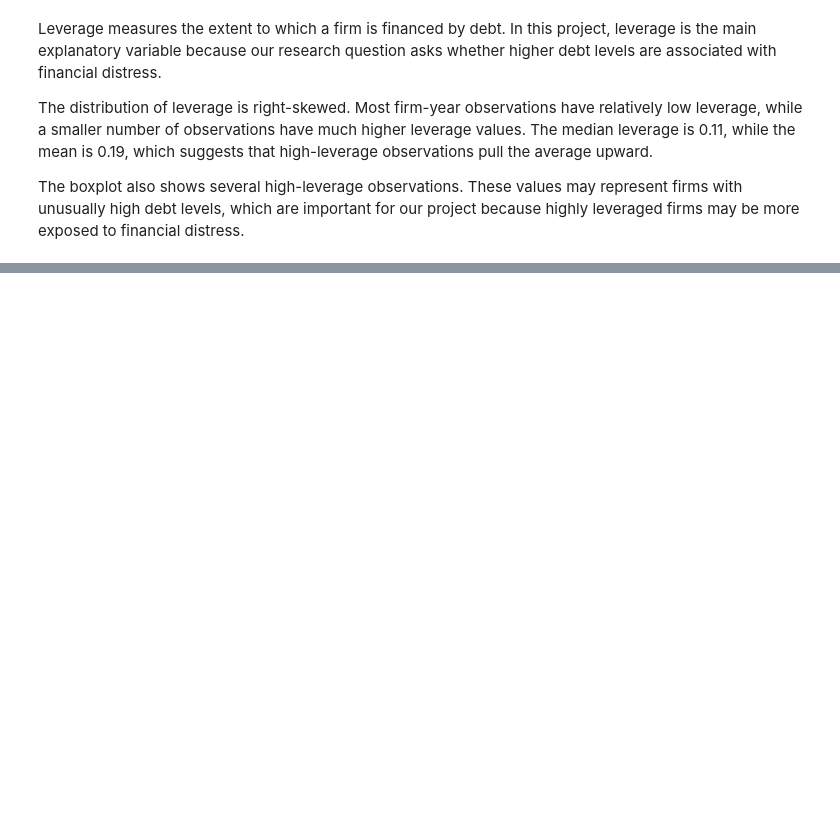
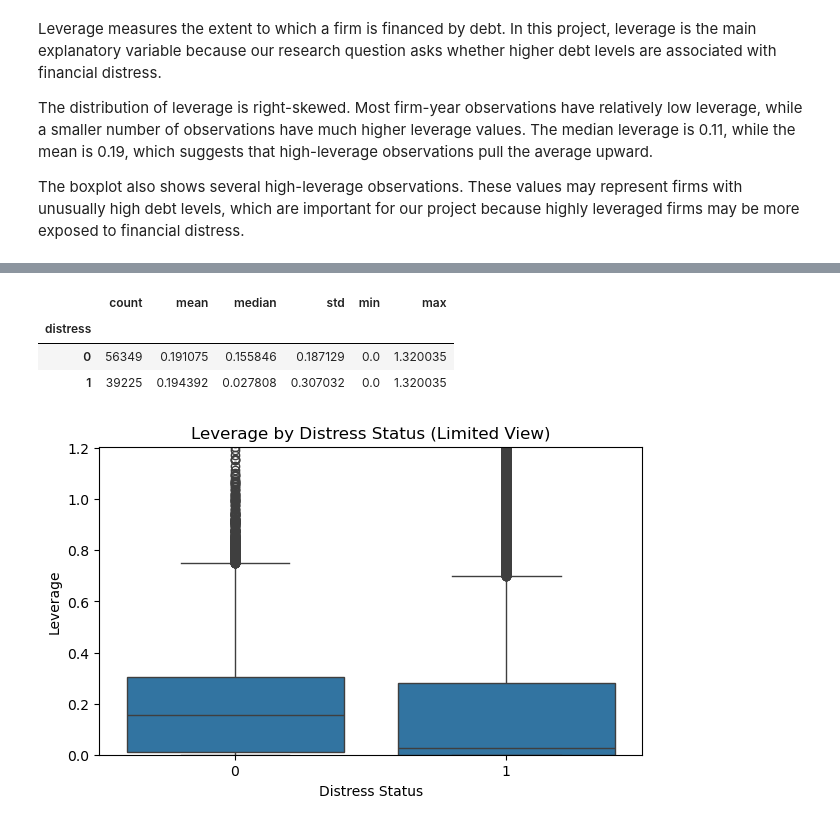
Before and after one commit to usama590-ai/DAI_mission_group_x, a Jupyter notebook: mission/EDA_ekin.ipynb, the cells around one changed output, grey strips where cells are left out. Drawn from its saved outputs; the diff is of its cells as text; code cells hidden in the pictures; blank space fills up the shorter version.

```diff
--- a/mission/EDA_ekin.ipynb
+++ b/mission/EDA_ekin.ipynb
@@ -363,0 +370,26 @@ The boxplot also shows several high-leverage observations. These values may repr
+# %%
+leverage_by_distress = df.groupby("distress")["leverage"].agg(
+    ["count", "mean", "median", "std", "min", "max"]
+)
+
+leverage_by_distress
+# %% [output]
+|  | count | mean | median | std | min | max |
+| distress |  |  |  |  |  |  |
+| 0 | 56349 | 0.191075 | 0.155846 | 0.187129 | 0.0 | 1.320035 |
+| 1 | 39225 | 0.194392 | 0.027808 | 0.307032 | 0.0 | 1.320035 |
+# %%
+plt.figure(figsize=(7, 4))
+
+sns.boxplot(data=df, x="distress", y="leverage")
+
+plt.title("Leverage by Distress Status (Limited View)")
+plt.xlabel("Distress Status")
+plt.ylabel("Leverage")
+plt.ylim(
+    df["leverage"].quantile(0.01),
+    df["leverage"].quantile(0.99)
+)
+plt.show()
+# %% [output]
+[figure, added]
```
Also changed, not shown: parts of 33 cells of this notebook.
